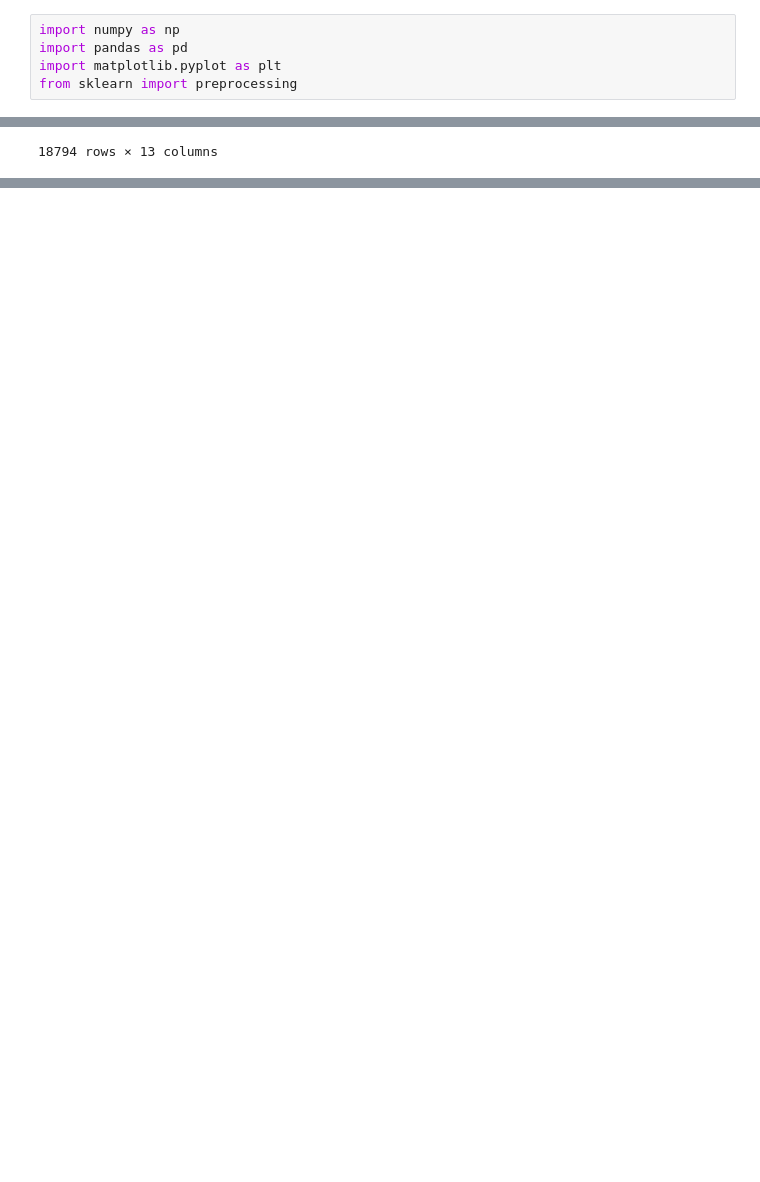
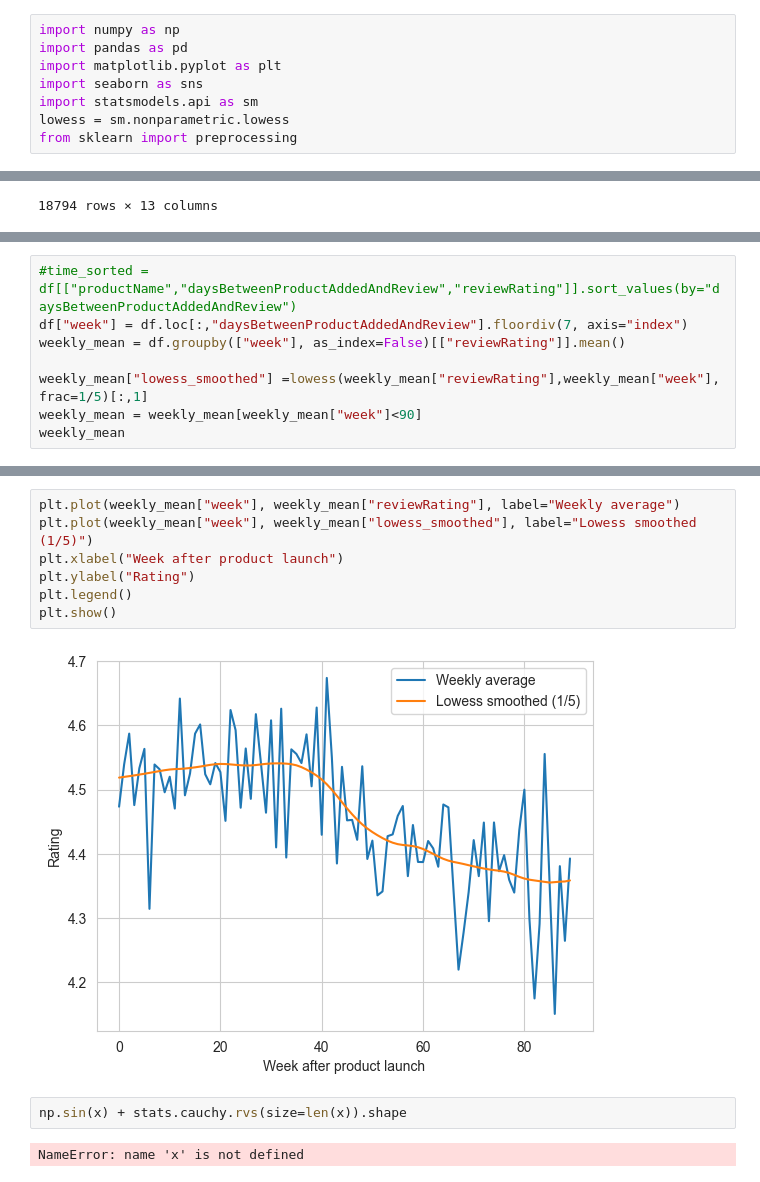
Before and after one commit to MoritzRenkin/tu-bi-DataAnalytics, a Jupyter notebook: lab.ipynb, the cells around one changed output, grey strips where cells are left out. Cells and saved outputs as stored; diff of their text form; blank space fills up the shorter version.

```diff
--- a/lab.ipynb
+++ b/lab.ipynb
@@ -2,6 +2,9 @@
 import numpy as np
 import pandas as pd
 import matplotlib.pyplot as plt
+import seaborn as sns
+import statsmodels.api as sm
+lowess = sm.nonparametric.lowess
 from sklearn import preprocessing
 # %%
 # load data https://www.kaggle.com/datasets/datafiniti/consumer-reviews-of-amazon-products?select=1429_1.csv
@@ -327,0 +370,8 @@ Name: reviewUsername, Length: 12191, dtype: int64
+# %%
+#time_sorted = df[["productName","daysBetweenProductAddedAndReview","reviewRating"]].sort_values(by="daysBetweenProductAddedAndReview")
+df["week"] = df.loc[:,"daysBetweenProductAddedAndReview"].floordiv(7, axis="index")
+weekly_mean = df.groupby(["week"], as_index=False)[["reviewRating"]].mean()
+
+weekly_mean["lowess_smoothed"] =lowess(weekly_mean["reviewRating"],weekly_mean["week"], frac=1/5)[:,1]
+weekly_mean = weekly_mean[weekly_mean["week"]<90]
+weekly_mean
@@ -327,0 +397,13 @@ Name: reviewUsername, Length: 12191, dtype: int64
+# %%
+plt.plot(weekly_mean["week"], weekly_mean["reviewRating"], label="Weekly average")
+plt.plot(weekly_mean["week"], weekly_mean["lowess_smoothed"], label="Lowess smoothed (1/5)")
+plt.xlabel("Week after product launch")
+plt.ylabel("Rating")
+plt.legend()
+plt.show()
+# %% [output]
+[figure, added]
+# %%
+np.sin(x) + stats.cauchy.rvs(size=len(x)).shape
+# %% [output]
+NameError: name 'x' is not defined
```
Also changed, not shown: parts of 11 cells of this notebook, 1 other file.
